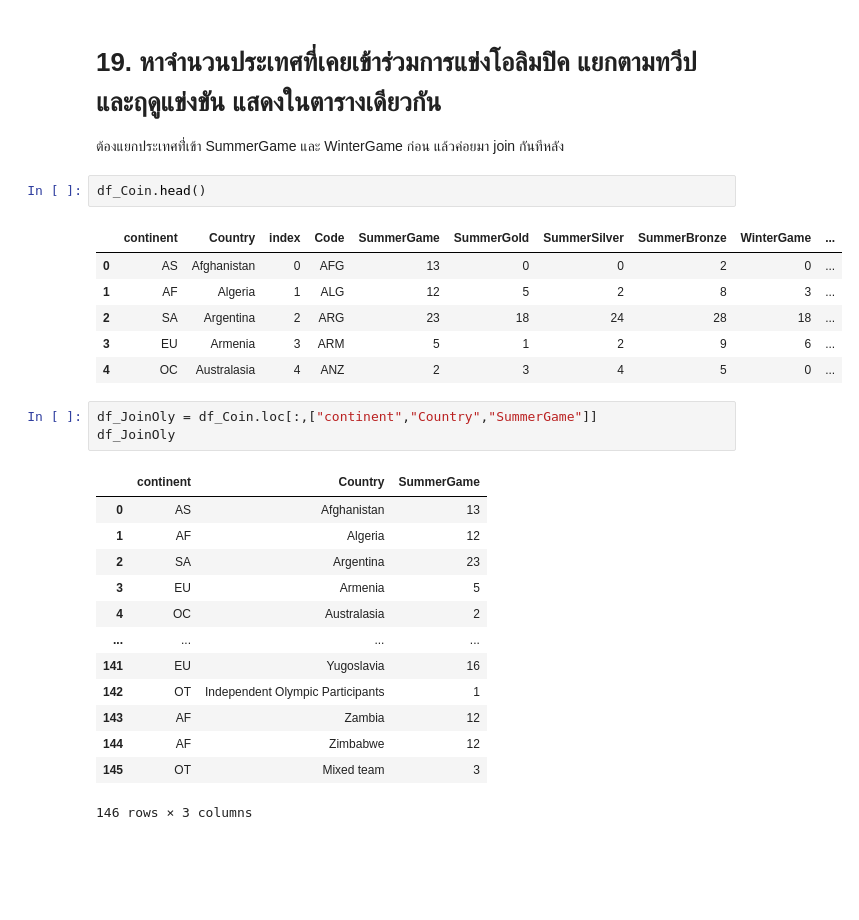
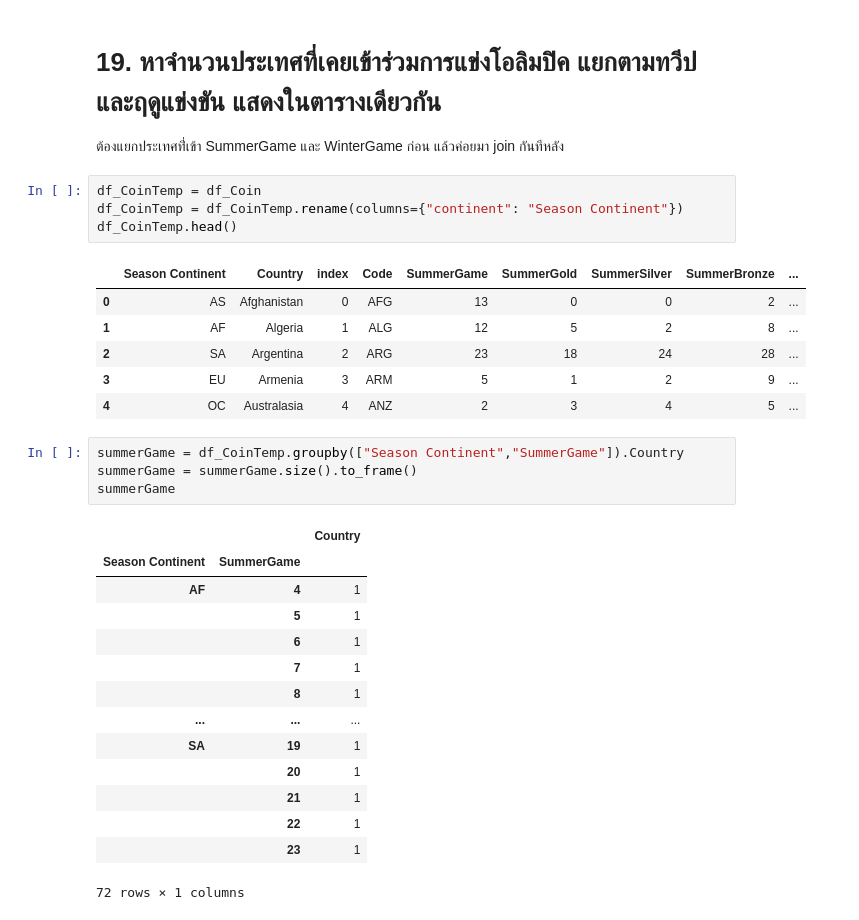
Before and after one commit to PNYWT/Python-For-Data-Science, a Jupyter notebook: Data Science with Big data/Homework/Homework Week 6.ipynb, the cells around one changed output. Cells and saved outputs as stored; diff of their text form; blank space fills up the shorter version.

```diff
--- a/Data Science with Big data/Homework/Homework Week 6.ipynb
+++ b/Data Science with Big data/Homework/Homework Week 6.ipynb
@@ -439,29 +439,33 @@ Name: SummerGold, dtype: float64
 
 ต้องแยกประเทศที่่เข้า SummerGame และ WinterGame ก่อน แล้วค่อยมา join กันทีหลัง
 # %%
-df_Coin.head()
+df_CoinTemp = df_Coin
+df_CoinTemp = df_CoinTemp.rename(columns={"continent": "Season Continent"})
+df_CoinTemp.head()
 # %% [output]
-|  | continent | Country | index | Code | SummerGame | SummerGold | SummerSilver | SummerBronze | WinterGame | ... |
-| 0 | AS | Afghanistan | 0 | AFG | 13 | 0 | 0 | 2 | 0 | ... |
-| 1 | AF | Algeria | 1 | ALG | 12 | 5 | 2 | 8 | 3 | ... |
-| 2 | SA | Argentina | 2 | ARG | 23 | 18 | 24 | 28 | 18 | ... |
-| 3 | EU | Armenia | 3 | ARM | 5 | 1 | 2 | 9 | 6 | ... |
-| 4 | OC | Australasia | 4 | ANZ | 2 | 3 | 4 | 5 | 0 | ... |
+|  | Season Continent | Country | index | Code | SummerGame | SummerGold | SummerSilver | SummerBronze | ... |
+| 0 | AS | Afghanistan | 0 | AFG | 13 | 0 | 0 | 2 | ... |
+| 1 | AF | Algeria | 1 | ALG | 12 | 5 | 2 | 8 | ... |
+| 2 | SA | Argentina | 2 | ARG | 23 | 18 | 24 | 28 | ... |
+| 3 | EU | Armenia | 3 | ARM | 5 | 1 | 2 | 9 | ... |
+| 4 | OC | Australasia | 4 | ANZ | 2 | 3 | 4 | 5 | ... |
 # %%
-df_JoinOly = df_Coin.loc[:,["continent","Country","SummerGame"]]
-df_JoinOly
+summerGame = df_CoinTemp.groupby(["Season Continent","SummerGame"]).Country
+summerGame = summerGame.size().to_frame()
+summerGame
 # %% [output]
-|  | continent | Country | SummerGame |
-| 0 | AS | Afghanistan | 13 |
-| 1 | AF | Algeria | 12 |
-| 2 | SA | Argentina | 23 |
-| 3 | EU | Armenia | 5 |
-| 4 | OC | Australasia | 2 |
-| ... | ... | ... | ... |
-| 141 | EU | Yugoslavia | 16 |
-| 142 | OT | Independent Olympic Participants | 1 |
-| 143 | AF | Zambia | 12 |
-| 144 | AF | Zimbabwe | 12 |
-| 145 | OT | Mixed team | 3 |
+|  |  | Country |
+| Season Continent | SummerGame |  |
+| AF | 4 | 1 |
+|  | 5 | 1 |
+|  | 6 | 1 |
+|  | 7 | 1 |
+|  | 8 | 1 |
+| ... | ... | ... |
+| SA | 19 | 1 |
+|  | 20 | 1 |
+|  | 21 | 1 |
+|  | 22 | 1 |
+|  | 23 | 1 |
-146 rows × 3 columns
+72 rows × 1 columns
 # %%
```
Also changed, not shown: parts of 17 cells of this notebook, 2 other files.
